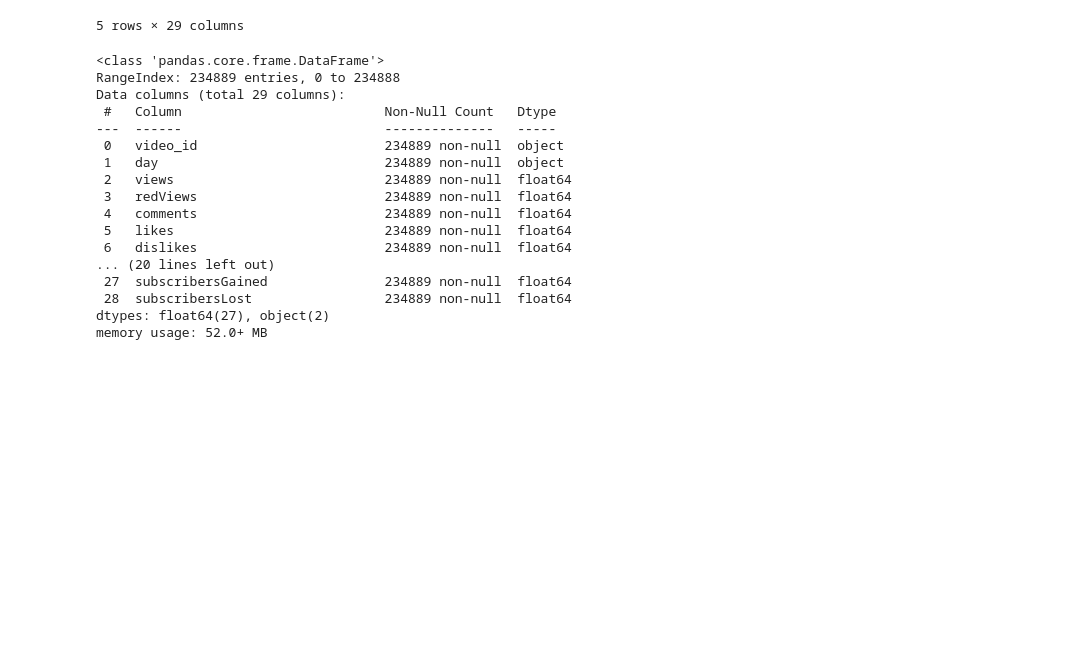
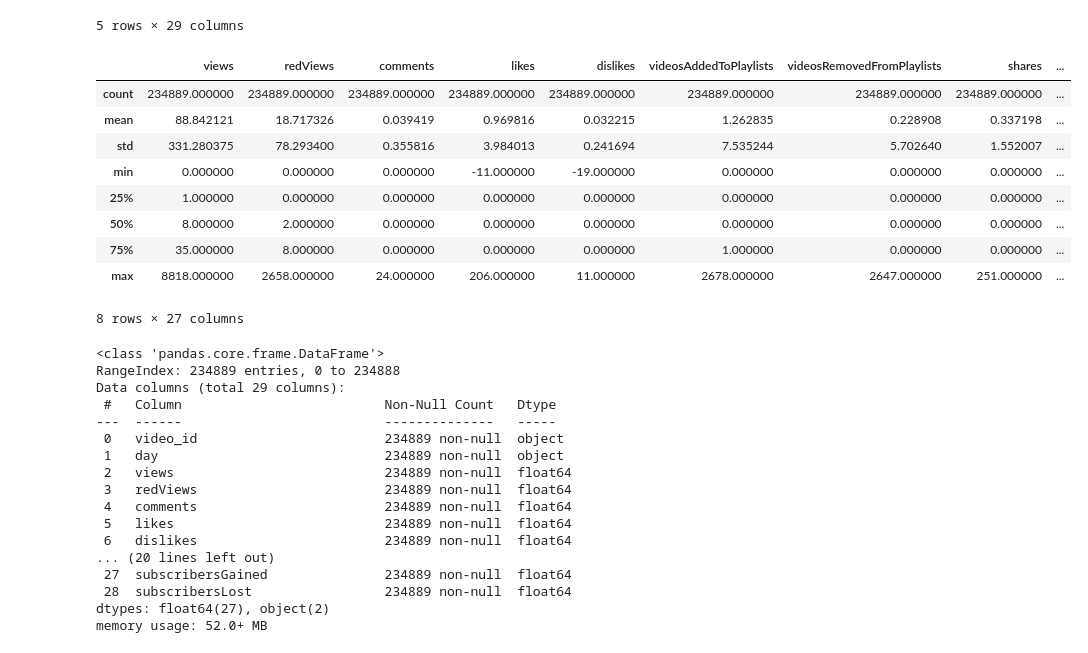
Before and after one commit to thomasyow/thomasyow, a Jupyter notebook: video-shares-impact-on-video-longevity.ipynb, the cells around one changed output. Drawn from its saved outputs; the diff is of its cells as text; code cells hidden in the pictures; blank space fills up the shorter version.

Commit message:
Kaggle Notebook | Video Shares Impact on Video Longevity | v1

```diff
--- a/video-shares-impact-on-video-longevity.ipynb
+++ b/video-shares-impact-on-video-longevity.ipynb
@@ -33,6 +35,19 @@ train_data.head()
 | 3 | YuQaT52VEwo | 2019-09-08 | 4.0 | 0.0 | 0.0 | 0.0 | 0.0 | 0.0 | ... |
 | 4 | SfTEVOQP-Hk | 2019-09-08 | 2.0 | 0.0 | 0.0 | 0.0 | 0.0 | 0.0 | ... |
 5 rows × 29 columns
+# %%
+train_data.describe()
+# %% [output]
+|  | views | redViews | comments | likes | dislikes | videosAddedToPlaylists | videosRemovedFromPlaylists | shares | ... |
+| count | 234889.000000 | 234889.000000 | 234889.000000 | 234889.000000 | 234889.000000 | 234889.000000 | 234889.000000 | 234889.000000 | ... |
+| mean | 88.842121 | 18.717326 | 0.039419 | 0.969816 | 0.032215 | 1.262835 | 0.228908 | 0.337198 | ... |
+| std | 331.280375 | 78.293400 | 0.355816 | 3.984013 | 0.241694 | 7.535244 | 5.702640 | 1.552007 | ... |
+| min | 0.000000 | 0.000000 | 0.000000 | -11.000000 | -19.000000 | 0.000000 | 0.000000 | 0.000000 | ... |
+| 25% | 1.000000 | 0.000000 | 0.000000 | 0.000000 | 0.000000 | 0.000000 | 0.000000 | 0.000000 | ... |
+| 50% | 8.000000 | 2.000000 | 0.000000 | 0.000000 | 0.000000 | 0.000000 | 0.000000 | 0.000000 | ... |
+| 75% | 35.000000 | 8.000000 | 0.000000 | 0.000000 | 0.000000 | 1.000000 | 0.000000 | 0.000000 | ... |
+| max | 8818.000000 | 2658.000000 | 24.000000 | 206.000000 | 11.000000 | 2678.000000 | 2647.000000 | 251.000000 | ... |
+8 rows × 27 columns
 # %%
 train_data.info()
 # %% [output]
```
Also changed, not shown: parts of 3 cells of this notebook.
